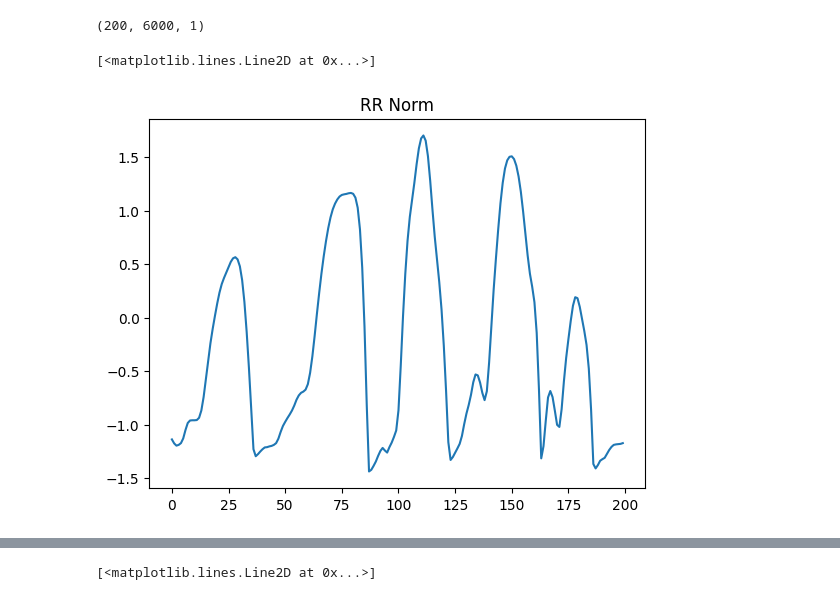
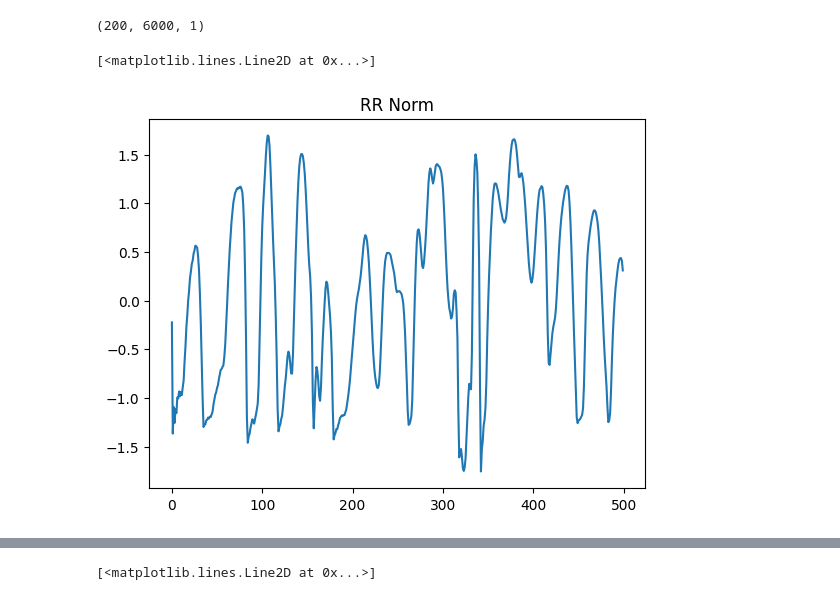
Before and after one commit to vincentiusantu/Read-Dataset-Publik-Radar-FMCW-, a Jupyter notebook: training_hr.ipynb, the cells around one changed output, grey strips where cells are left out. Drawn from its saved outputs; the diff is of its cells as text; code cells hidden in the pictures.

```diff
--- a/training_hr.ipynb
+++ b/training_hr.ipynb
@@ -306,19 +306,19 @@ br_phase_array = np.array(br_phase_array).astype(np.float64)
 hr_phase_array = np.array(hr_phase_array).astype(np.float64)
 # %%
 from sklearn.preprocessing import PowerTransformer
+from scipy import signal
 
 br_downsampled_signal = []
 
-downsampling_factor = 37500 // 6000
 
 for i in range(len(hr_target_array)):
     pt = PowerTransformer()
 
     br_norm = pt.fit_transform(br_target_array[i].reshape(-1, 1))
 
-    br_downsampled = br_norm[::downsampling_factor]
+    br_downsampled = signal.resample(br_norm, 6000)
 
-    br_downsampled_signal.append(br_downsampled[:6000])
+    br_downsampled_signal.append(br_downsampled)
 
 br_downsampled_signal = np.array(br_downsampled_signal)
 print(br_downsampled_signal.shape)
@@ -347,10 +346,10 @@ print(hr_downsampled_signal.shape)
 # %%
 plt.figure(1)
 plt.title("RR Norm")
-plt.plot(br_downsampled_signal[0][:200],label="RR Wave")
+plt.plot(br_downsampled_signal[0][:500],label="RR Wave")
 # %% [output]
 [<matplotlib.lines.Line2D at 0x...>]
-[figure, old version]
+[figure, new version]
 # %%
 plt.figure(1)
 plt.title("HR Norm")
```
Also changed, not shown: parts of 4 cells of this notebook, 2 other files.
